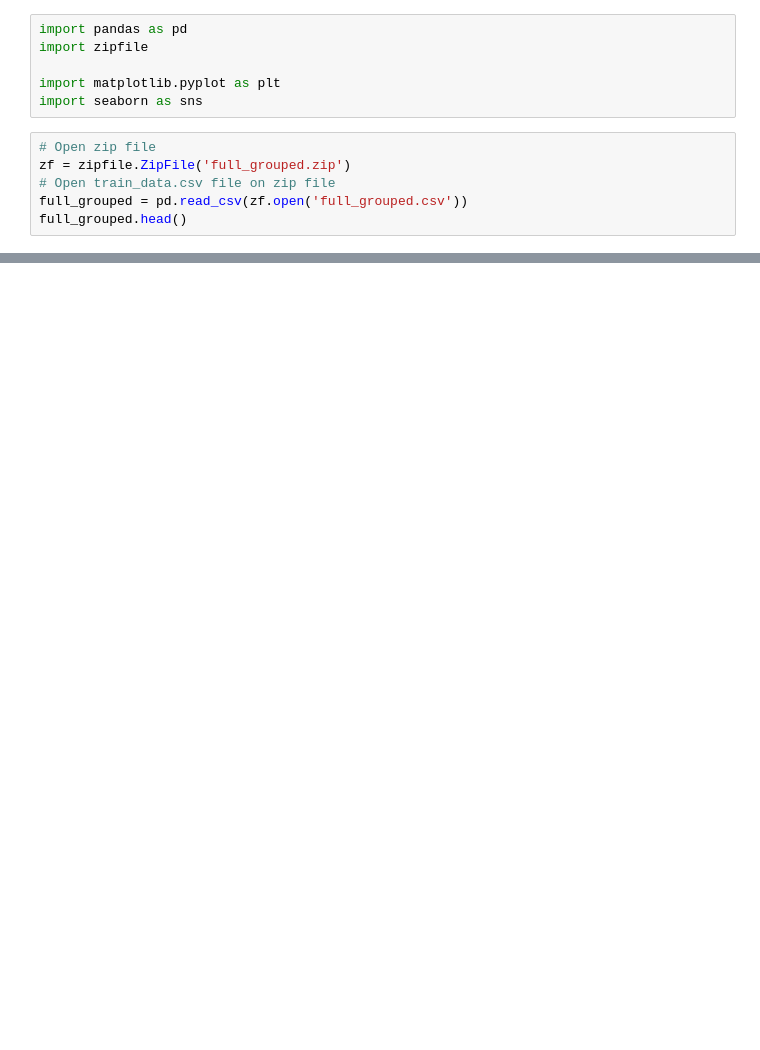
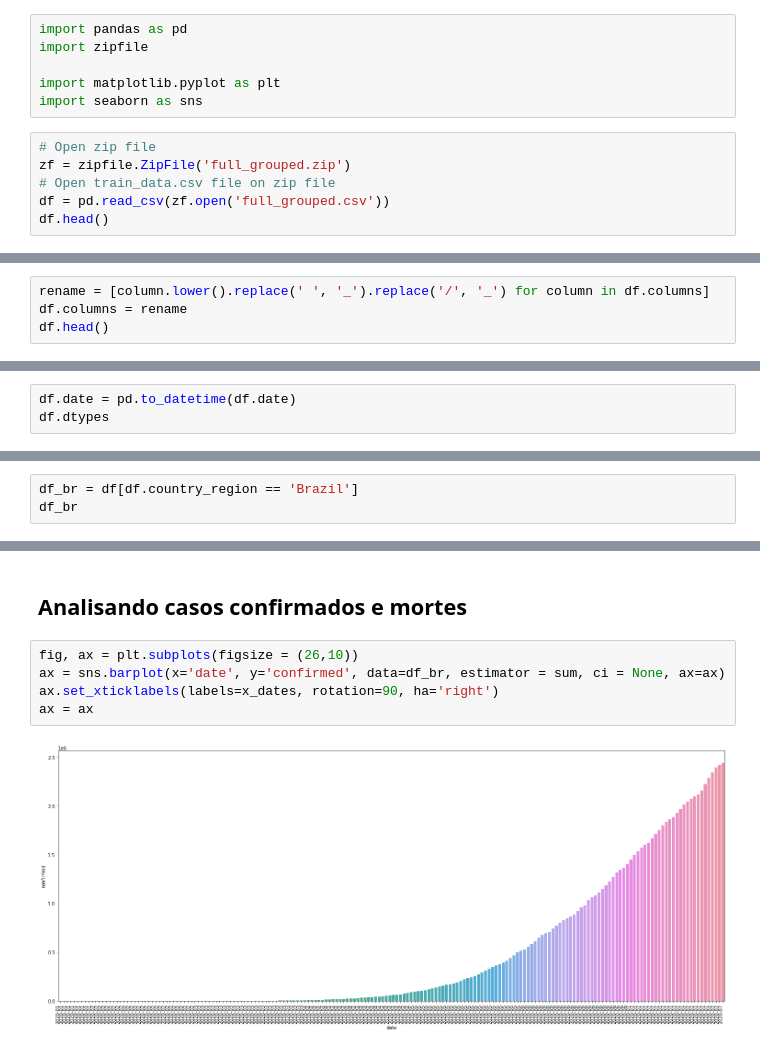
Before and after one commit to AllanBiano/covid, a Jupyter notebook: full_grouped.ipynb, the cells around one changed output, grey strips where cells are left out. Saved outputs shown, nothing was run; the diff lists cells and outputs as text; blank space fills up the shorter version.

```diff
--- a/full_grouped.ipynb
+++ b/full_grouped.ipynb
@@ -8,8 +8,8 @@ import seaborn as sns
 # Open zip file
 zf = zipfile.ZipFile('full_grouped.zip')
 # Open train_data.csv file on zip file
-full_grouped = pd.read_csv(zf.open('full_grouped.csv'))
-full_grouped.head()
+df = pd.read_csv(zf.open('full_grouped.csv'))
+df.head()
 # %% [output]
 |  | Date | Country/Region | Confirmed | Deaths | Recovered | Active | New cases | New deaths | New recovered | ... |
 | 0 | 2020-01-22 | Afghanistan | 0 | 0 | 0 | 0 | 0 | 0 | 0 | ... |
@@ -19,0 +88,4 @@ full_grouped.head()
+# %%
+rename = [column.lower().replace(' ', '_').replace('/', '_') for column in df.columns]
+df.columns = rename
+df.head()
@@ -19,0 +101,3 @@ full_grouped.head()
+# %%
+df.date = pd.to_datetime(df.date)
+df.dtypes
@@ -19,0 +152,3 @@ full_grouped.head()
+# %%
+df_br = df[df.country_region == 'Brazil']
+df_br
@@ -19,0 +169,9 @@ full_grouped.head()
+# %% [markdown]
+## Analisando casos confirmados e mortes
+# %%
+fig, ax = plt.subplots(figsize = (26,10))
+ax = sns.barplot(x='date', y='confirmed', data=df_br, estimator = sum, ci = None, ax=ax)
+ax.set_xticklabels(labels=x_dates, rotation=90, ha='right')
+ax = ax
+# %% [output]
+[figure, added]
```
Also changed, not shown: parts of 17 cells of this notebook.
